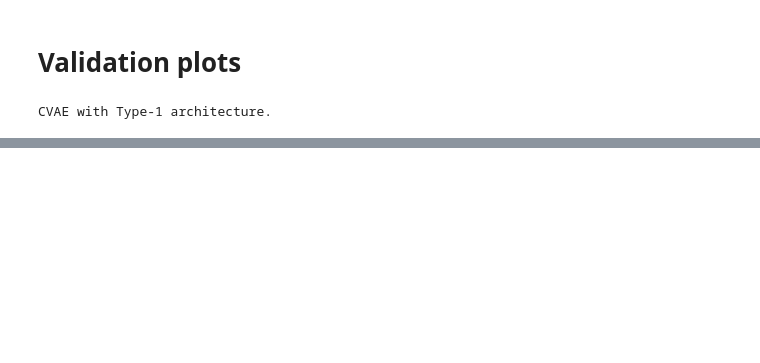
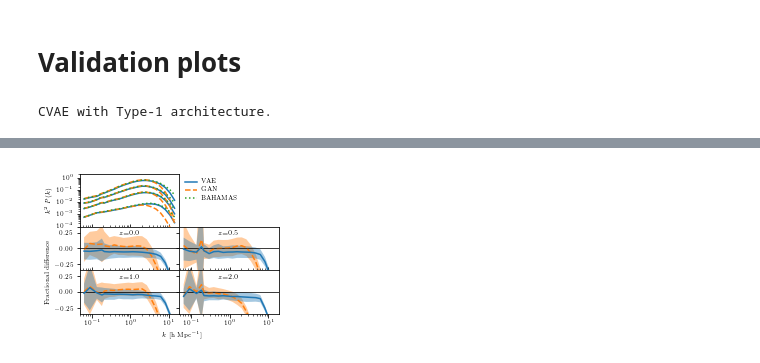
Before and after one commit to tilmantroester/baryon_painter, a Jupyter notebook: notebooks/validation_plots.ipynb, the cells around one changed output, grey strips where cells are left out. Saved outputs shown, nothing was run; the diff lists cells and outputs as text; code cells hidden in the pictures; blank space fills up the shorter version.

```diff
--- a/notebooks/validation_plots.ipynb
+++ b/notebooks/validation_plots.ipynb
@@ -118,0 +171,6 @@ Redshift z=0.5
+# %%
+n_sample = 64
+
+dm_z = {}
+pressure_truth_z = {}
+pressure_fake_z = {}
@@ -118,0 +278,92 @@ Redshift z=0.5
+# %%
+import matplotlib.gridspec
+
+import cosmotools.power_spectrum_tools
+import cosmotools.plotting
+
+pi = np.pi
+
+import matplotlib
+matplotlib.rc("font", size=6)
+matplotlib.rc("font", family="serif")
+
+matplotlib.rc("text", usetex=True)
+
+n_row = 3
+n_col = 2
+column_width = 240.0/72
+
+fig, ax = plt.subplots(n_row, n_col, sharex=False, figsize=(column_width, column_width*0.7),
+                       gridspec_kw={"height_ratios" : [1.2, 1, 1]})
+fig.subplots_adjust(left=0.15, bottom=0.15, top=0.98, right=0.98, hspace=0, wspace=0)
+
+ax_Pk = ax[0,0]
+
+model2color = {"CVAE_fid" : "C0",
+               "GAN_fid" : "C1",
+               "truth" : "C2"}
+model2label = {"CVAE_fid" : "VAE",
+               "GAN_fid" : "GAN",
+               "truth" : "BAHAMAS"}
+model2ls = {"CVAE_fid"      : "-",
+            "GAN_fid"      : "--",
+            "truth" : ":",}
+plot_redshifts = [0.0, 0.5, 1.0, 2.0]
+
+redshift2ax = {0.0 : (1, 0),
+               0.5 : (1, 1),
+               1.0 : (2, 0),
+               2.0 : (2, 1)}
+
+for model in ["CVAE_fid",
+              "GAN_fid",
+              "truth"
+             ]:
+    ax_Pk.plot([], [], c=model2color[model], ls=model2ls[model], label=model2label[model])
+    for z in plot_redshifts:
+        mean = Pk[model][z]["cross"].mean(axis=0)
+        mean[mean <=0] = np.nan
+        ax_Pk.loglog(k, k**2*mean, ls=model2ls[model], c=model2color[model])
+
+ax[0,1].axis("off")
+ax_Pk.legend(loc=2, frameon=False, ncol=1, bbox_to_anchor=(1,1))
+# ax_Pk.set_xlabel("$k$ [h Mpc$^{-1}$]")
+ax_Pk.set_ylabel("$k^2\ P(k)$")
+ax_Pk.set_ylim(1e-4, 2.0e0)
+
+ax_Pk.tick_params(axis="x", which="both", direction="in")
+
+for model in ["GAN_fid",
+              "CVAE_fid",
+             ]:
+    for z in plot_redshifts:
+        idx = redshift2ax[z]
+        ax[idx].axhline(0, c="k", lw=0.5)
+
+        ratio = Pk[model][z]["cross"]/Pk["truth"][z]["cross"] - 1
+        ratio_std = ratio.std(axis=0, ddof=1)
+        ratio_mean = ratio.mean(axis=0)
+
+        ax[idx].fill_between(k, ratio_mean-ratio_std, ratio_mean+ratio_std,
+                             facecolor=model2color[model], alpha=0.4)
+        ax[idx].plot(k, ratio_mean, c=model2color[model], ls=model2ls[model],
+                     label=model2label[model])
+
+        ax[idx].set_xscale("log")
+        ax[idx].set_ylim(-0.35, 0.35)
+        ax[idx].set_title(f"$z$={z:.1f}", pad=-8)
+
+        if idx[1] > 0:
+            ax[idx].set_yticklabels([])
+        if idx[0] == 1:
+            ax[idx].tick_params(axis="x", which="both", direction="in")
+
+
+
+fig.text(0.01, 0.40, "Fractional difference", va='center', rotation='vertical')
+fig.text(0.58, 0.01, "$k$ [h Mpc$^{-1}$]", ha='center')
+
+
+fig.savefig("../paper/overleaf/figures/tile_power_spectra_deviation_fid.pdf")
+# %% [output]
+[figure, added]
```
Also changed, not shown: parts of 10 cells of this notebook, 1 other file.
